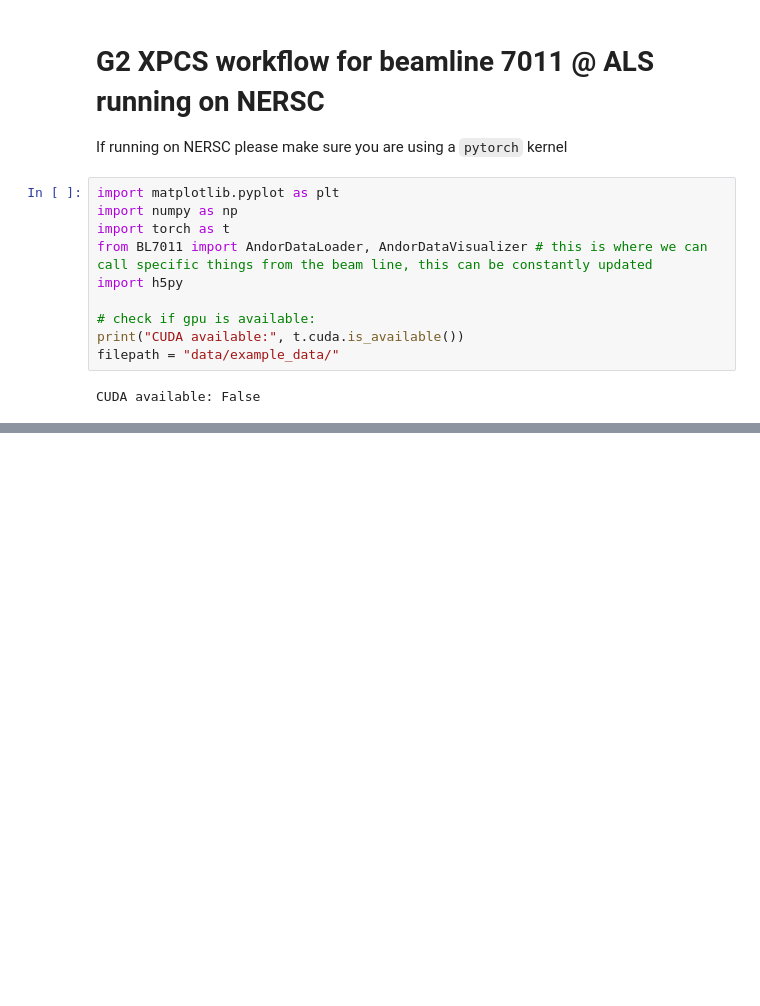
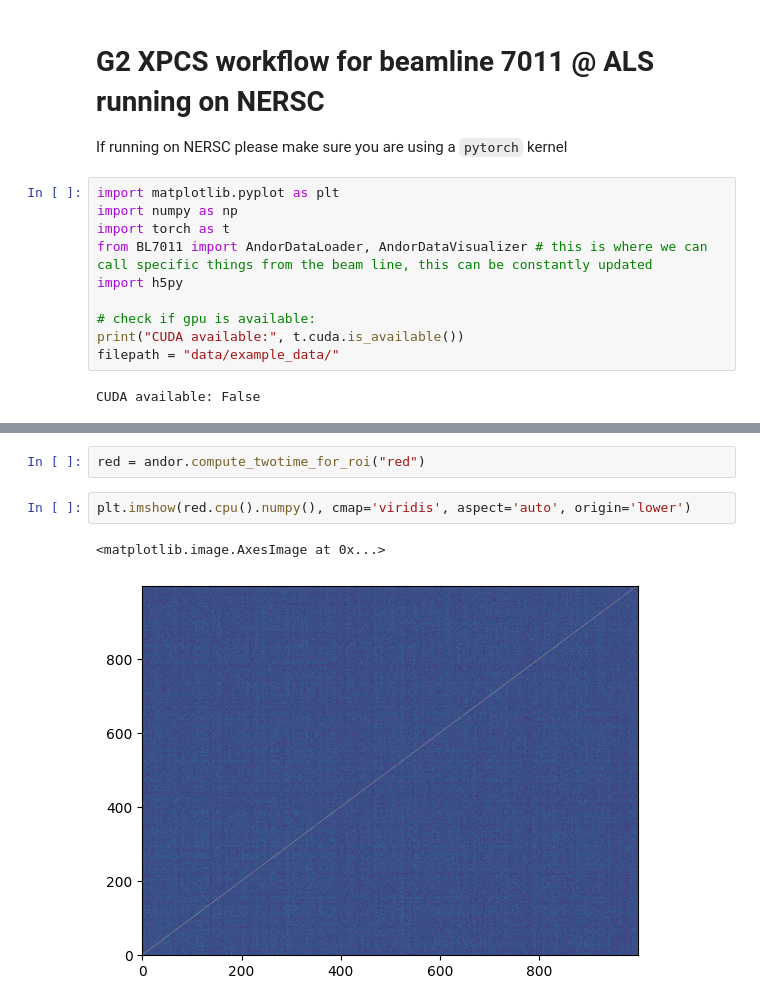
Before and after one commit to gnzng/bl7011_workflow_nersc, a Jupyter notebook: bl7011_workflow.ipynb, the cells around one changed output, grey strips where cells are left out. Drawn from its saved outputs; the diff is of its cells as text; blank space fills up the shorter version.

Commit message:
adding twotime, still WIP

```diff
--- a/bl7011_workflow.ipynb
+++ b/bl7011_workflow.ipynb
@@ -45,0 +43,7 @@ visualizer.plot_complete_overview()
+# %%
+red = andor.compute_twotime_for_roi("red")
+# %%
+plt.imshow(red.cpu().numpy(), cmap='viridis', aspect='auto', origin='lower')
+# %% [output]
+<matplotlib.image.AxesImage at 0x...>
+[figure, added]
```
Also changed, not shown: parts of 4 cells of this notebook, 1 other file.
